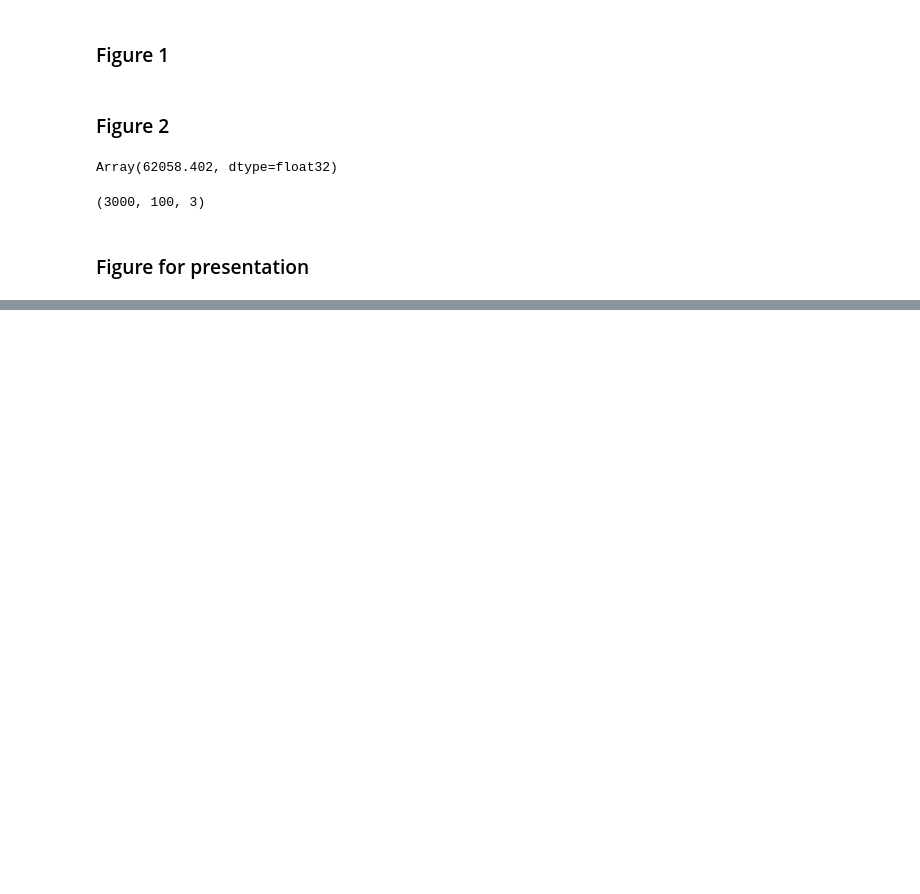
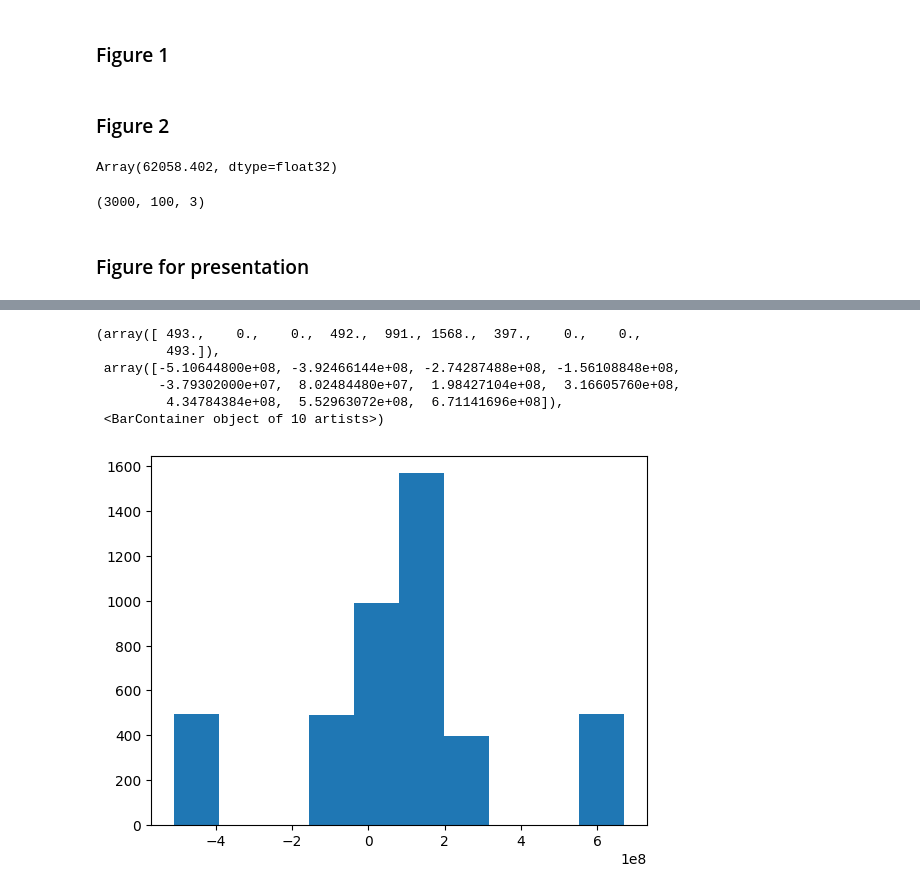
Before and after one commit to theovoldoire/saddlepointMC-open, a Jupyter notebook: src/main_study.ipynb, the cells around one changed output, grey strips where cells are left out. Drawn from its saved outputs; the diff is of its cells as text; code cells hidden in the pictures; blank space fills up the shorter version.

```diff
--- a/src/main_study.ipynb
+++ b/src/main_study.ipynb
@@ -485,7 +550,7 @@ with open("../data/results/inference_pres2007_full", "rb") as file:
     res_full = pickle.load(file)
 
 rows = ["Sarkozy", "Royal", "Bayrou", "Le Pen", "Abstention", "Other"]
-cols = ["Sarkozy", "Royal", "Other"]
+cols = ["Sarkozy", "Royal", "Abstention"]
 df = make_posterior_pretty(res_full["step3"]["quants"], rows, cols)
 
 df2 = pd.melt(df)
@@ -577,3 +658,8 @@ def full_inference_remote(num_circo):
                    base_file=base_file_save, use_qmc=False, save_full_posterior=False, type_machine = type_machine, correct = True)
 
 list_circo = list(situations[situations["code"] > 0]["code_circ"])
+# %%
+ww = [get_data(32, name="name_long")[0][0], get_data(32, name="name_long")[0][0]]
+
+with open('example_input.pickle', 'wb') as handle:
+    pickle.dump(ww, handle, protocol=pickle.HIGHEST_PROTOCOL)
@@ -622,6 +722,14 @@ for num_circo in circos.keys():
 
 for num_circo in circos.keys():
     pretty_graphs_full[num_circo] = make_posterior_pretty(circos[num_circo]["quants"], get_data(num_circo, "name_long2")[0][0].columns, get_data(num_circo, "name_long2")[0][1].columns)
+# %%
+
+
+with open('all_circos.pickle', 'wb') as handle:
+    pickle.dump(pretty_graphs_full, handle, protocol=pickle.HIGHEST_PROTOCOL)
+
+with open('all_circos.pickle', 'rb') as handle:
+    b = pickle.load(handle)
 # %% [markdown]
 ### Figure 8
 # %%
@@ -819,0 +1025,14 @@ res2.shape
+# %%
+# First study #
+
+Nsim = 200
+quants_pos = jnp.array([10, 30, 50, 70, 90])
+n = 100
+
+quants_pos = jnp.array([100, 300, 500, 700, 900])
+n = 1000
+
+A = define_A(n, quants_pos)
+std_obs = jnp.sort(jax.random.exponential(jax.random.key(1), (n,)))[quants_pos]
+
+jax.vmap(lambda key: tilted_estimate(std_obs, A, key))(jax.random.split(jax.random.key(5), 1000)).std()
@@ -819,0 +1080,22 @@ res2.shape
+# %%
+def tilted_estimate(std_obs, A, key):
+    global Nsim
+
+    tilt = find_optimal_tilt(std_obs, A, 50, .8)
+    lam2 = make_tilt(tilt, jnp.ones(A.shape[1]), A)
+    XX, tis = estimate_medium(Nsim, key, lam2, std_obs, A)
+
+    mult = -(tilt @ std_obs - cumulant_expo(A.T @ tilt, jnp.ones(A.shape[1])))
+    res = jnp.log(XX.mean()) + mult
+    return res, lam2
+
+real_data_std = stdWeibull(real_data, par1, par2)
+plt.hist(tilted_estimate(real_data_std, A, jax.random.key(5))[1])
+# %% [output]
+(array([ 493.,    0.,    0.,  492.,  991., 1568.,  397.,    0.,    0.,
+         493.]),
+ array([-5.10644800e+08, -3.92466144e+08, -2.74287488e+08, -1.56108848e+08,
+        -3.79302000e+07,  8.02484480e+07,  1.98427104e+08,  3.16605760e+08,
+         4.34784384e+08,  5.52963072e+08,  6.71141696e+08]),
+ <BarContainer object of 10 artists>)
+[figure, added]
```
Also changed, not shown: parts of 35 cells of this notebook, 1 other file.
